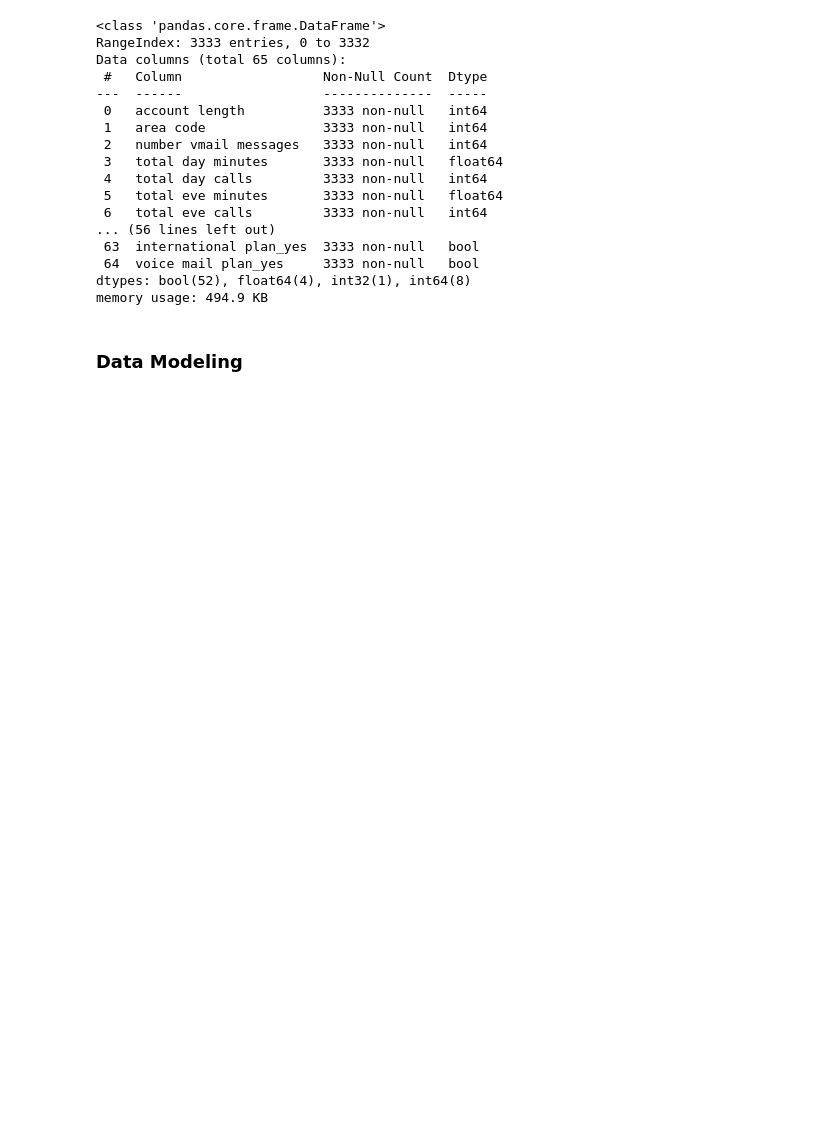
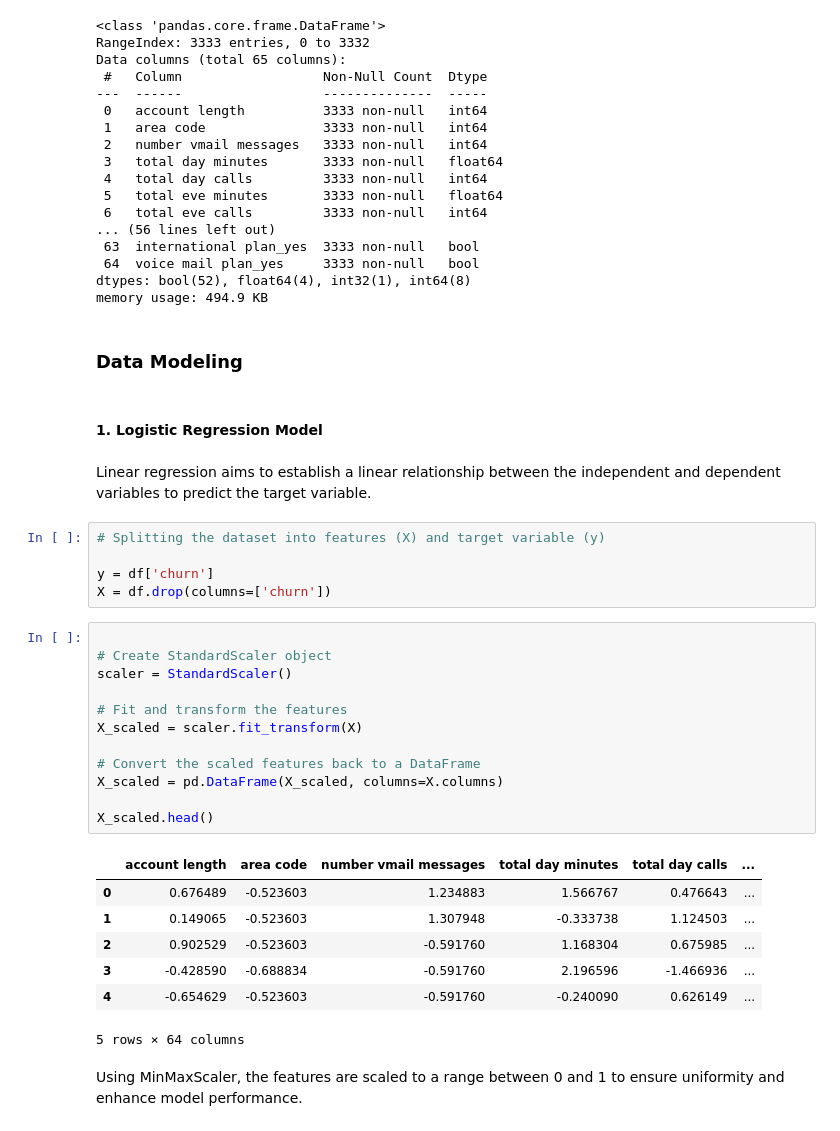
Before and after one commit to kiptochmike/Customer-Churn, a Jupyter notebook: customer_churn.ipynb, the cells around one changed output. Saved outputs shown, nothing was run; the diff lists cells and outputs as text; blank space fills up the shorter version.

```diff
--- a/customer_churn.ipynb
+++ b/customer_churn.ipynb
@@ -461,3 +464,34 @@ dtypes: bool(52), float64(4), int32(1), int64(8)
 memory usage: 494.9 KB
 # %% [markdown]
 ### Data Modeling
+# %% [markdown]
+#### 1. Logistic Regression Model
+# %% [markdown]
+Linear regression aims to establish a linear relationship between the independent and dependent variables to predict the target variable.
+# %%
+# Splitting the dataset into features (X) and target variable (y)
+
+y = df['churn']
+X = df.drop(columns=['churn'])
+# %%
+
+# Create StandardScaler object
+scaler = StandardScaler()
+
+# Fit and transform the features
+X_scaled = scaler.fit_transform(X)
+
+# Convert the scaled features back to a DataFrame
+X_scaled = pd.DataFrame(X_scaled, columns=X.columns)
+
+X_scaled.head()
+# %% [output]
+|  | account length | area code | number vmail messages | total day minutes | total day calls | ... |
+| 0 | 0.676489 | -0.523603 | 1.234883 | 1.566767 | 0.476643 | ... |
+| 1 | 0.149065 | -0.523603 | 1.307948 | -0.333738 | 1.124503 | ... |
+| 2 | 0.902529 | -0.523603 | -0.591760 | 1.168304 | 0.675985 | ... |
+| 3 | -0.428590 | -0.688834 | -0.591760 | 2.196596 | -1.466936 | ... |
+| 4 | -0.654629 | -0.523603 | -0.591760 | -0.240090 | 0.626149 | ... |
+5 rows × 64 columns
+# %% [markdown]
+Using MinMaxScaler, the features are scaled to a range between 0 and 1 to ensure uniformity and enhance model performance.
```
Also changed, not shown: parts of 10 cells of this notebook.
